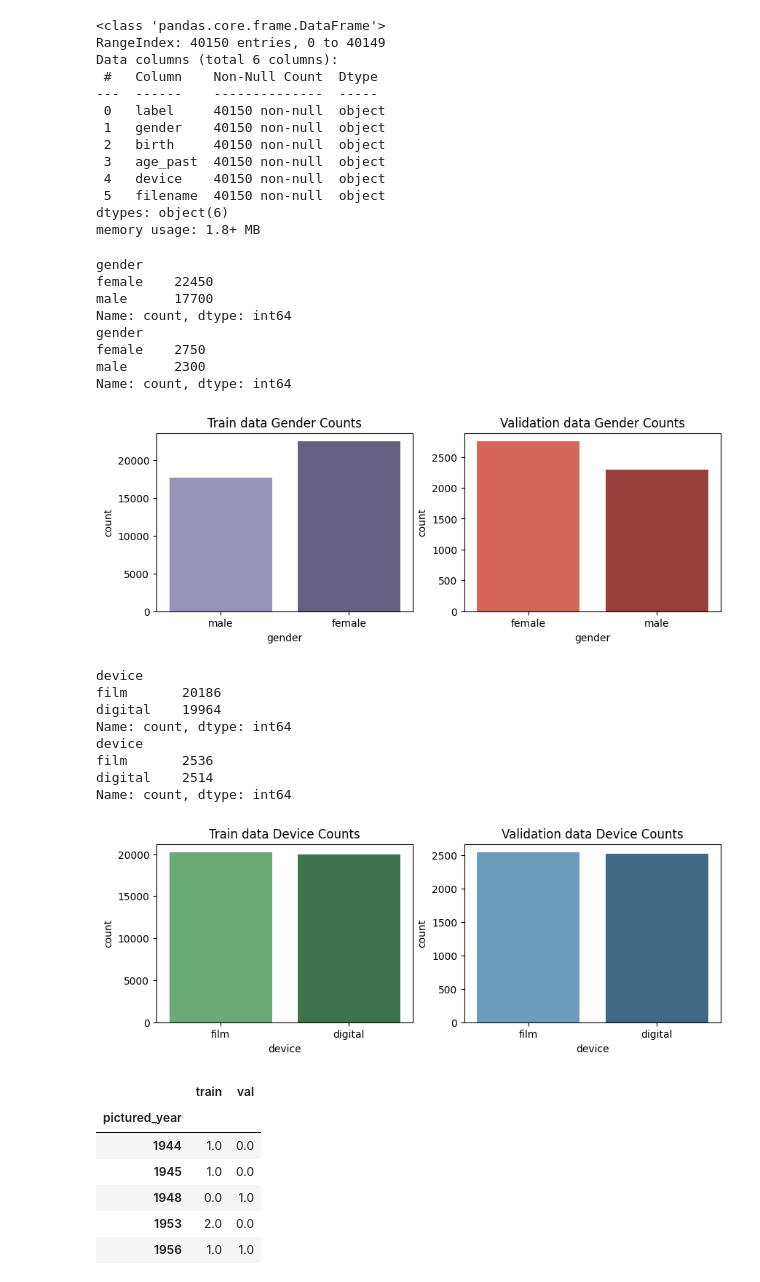
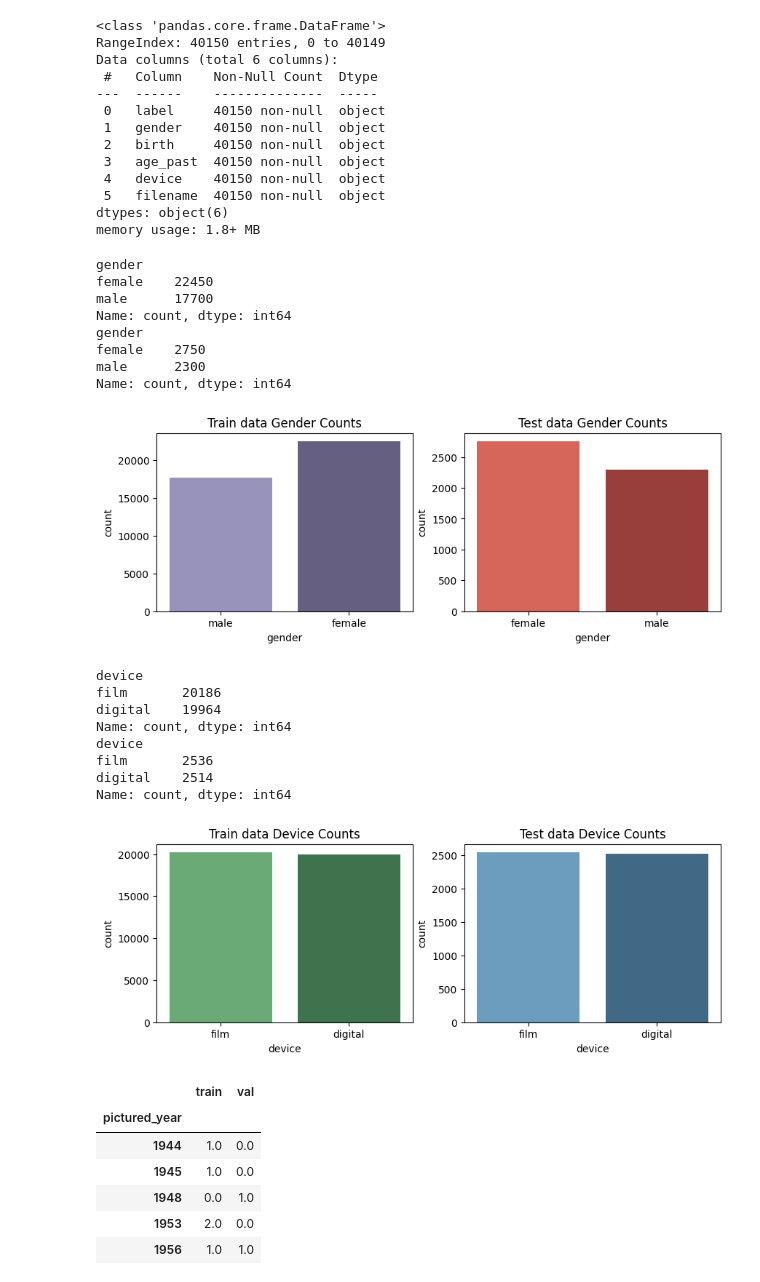
Before and after one commit to ailiens/Face-Detect-Classifier, a Jupyter notebook: notebooks/성별분류_EDA_이상치제거_undersampling.ipynb, the cells around one changed output. Saved outputs shown, nothing was run; the diff lists cells and outputs as text; code cells hidden in the pictures.

```diff
--- a/notebooks/성별분류_EDA_이상치제거_undersampling.ipynb
+++ b/notebooks/성별분류_EDA_이상치제거_undersampling.ipynb
@@ -60,30 +60,30 @@ memory usage: 1.8+ MB
 # %%
 # Gender class
 
 import matplotlib.pyplot as plt
 
 print(tr.gender.value_counts()), print(val.gender.value_counts())
 
 plt.figure(figsize = (10, 7))
 plt.subplot(2,2,1)
 sns.countplot(x='gender', data=tr, palette='Purples_d')
 plt.title('Train data Gender Counts')
 
 plt.subplot(2,2,2)
 sns.countplot(x='gender', data=val, palette='Reds_d')
-plt.title('Validation data Gender Counts')
+plt.title('Test data Gender Counts')
 
 plt.show()
 # %% [output]
 gender
 female    22450
 male      17700
 Name: count, dtype: int64
 gender
 female    2750
 male      2300
 Name: count, dtype: int64
-[figure, old version]
+[figure, new version]
 # %%
 # device class
 print(tr.device.value_counts()), print(val.device.value_counts())
@@ -95,7 +95,7 @@ plt.title('Train data Device Counts')
 
 plt.subplot(2,2,2)
 sns.countplot(x='device', data=val, palette='Blues_d')
-plt.title('Validation data Device Counts')
+plt.title('Test data Device Counts')
 
 plt.show()
 # %% [output]
@@ -107,7 +107,7 @@ device
 film       2536
 digital    2514
 Name: count, dtype: int64
-[figure, old version]
+[figure, new version]
 # %%
 # pictured_year : 촬영나이 + 생년
 
```
Also changed, not shown: parts of 4 cells of this notebook, 1 other file.
